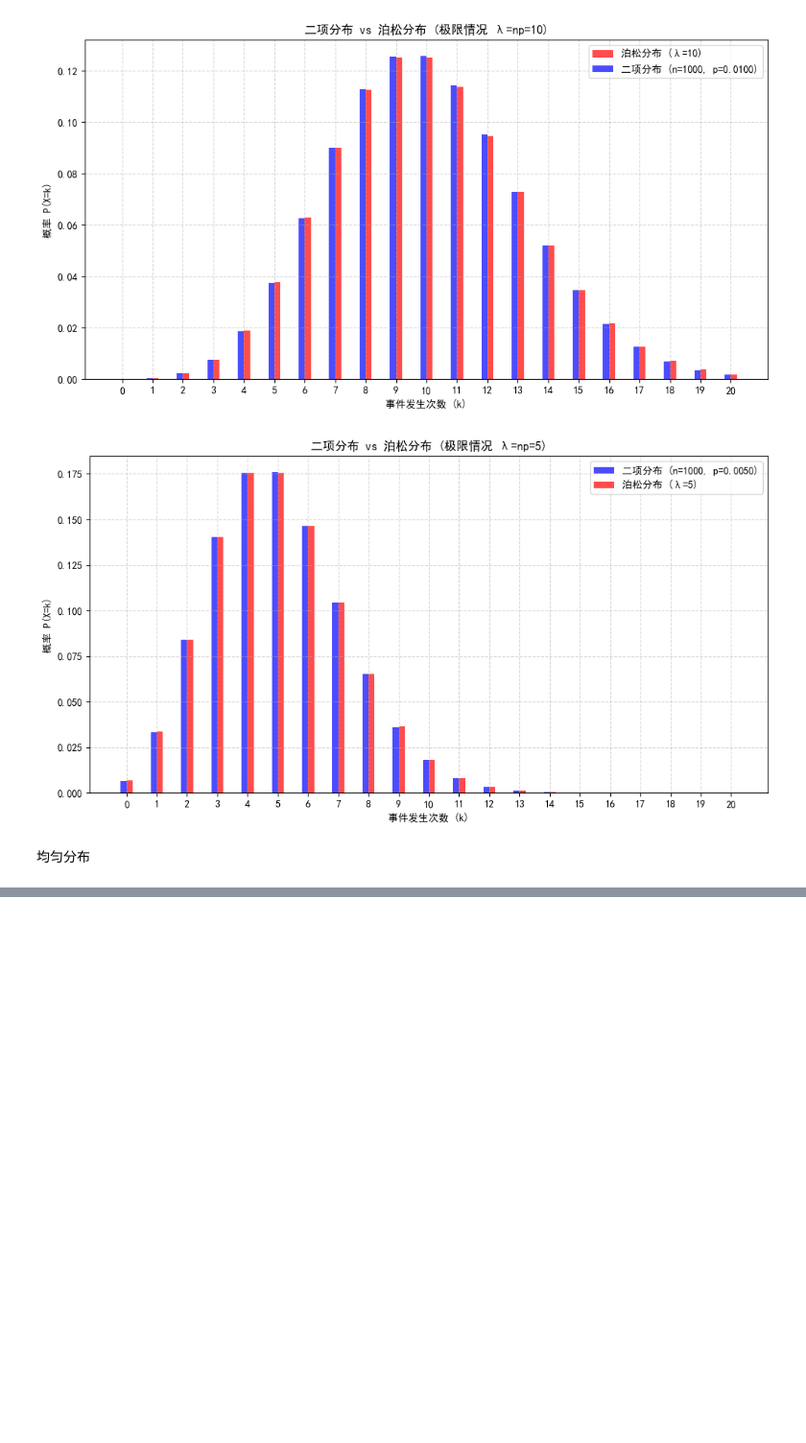
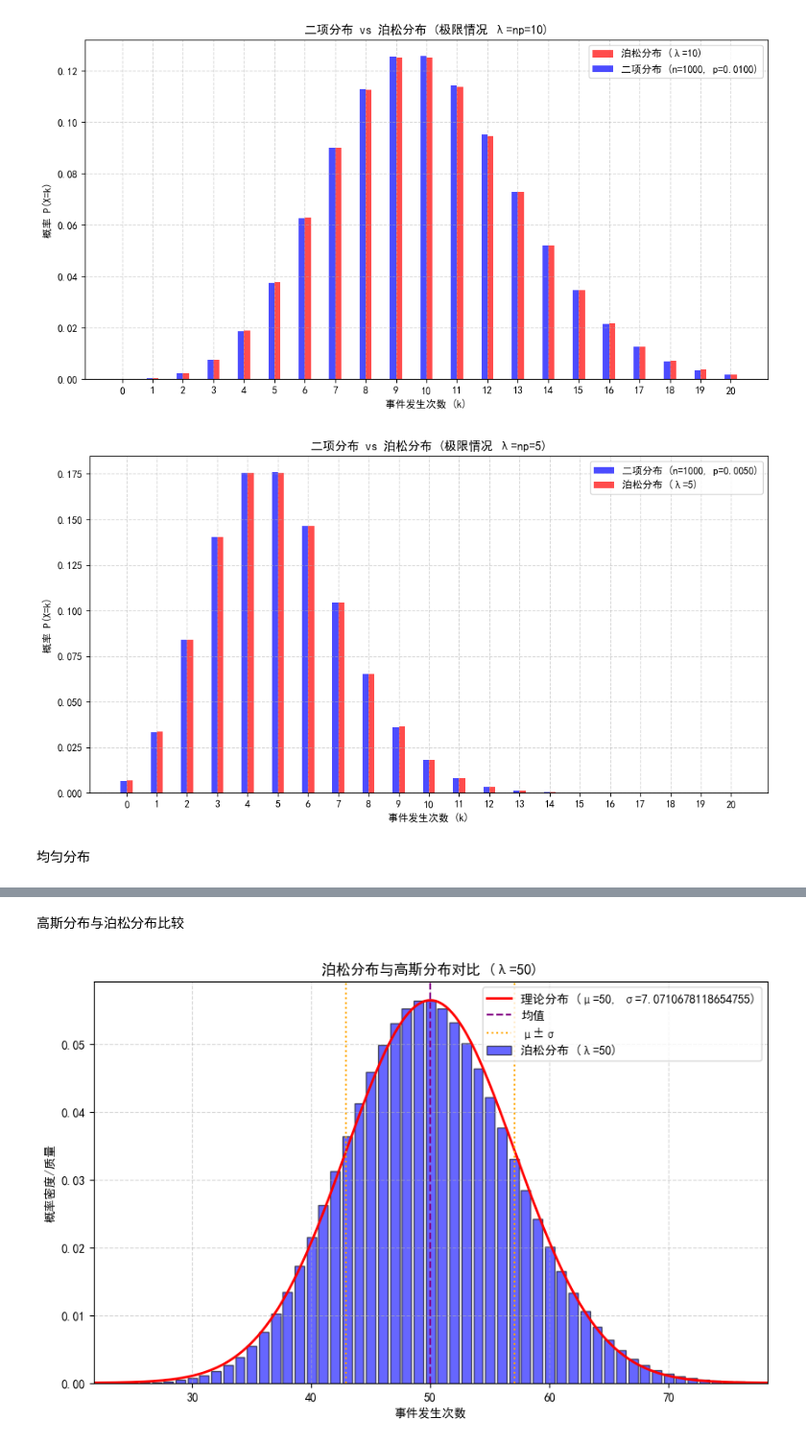
Before and after one commit to quanshi233/mystudy, a Jupyter notebook: codes/distributions/distribution.ipynb, the cells around one changed output, grey strips where cells are left out. Shown at 96% size. Drawn from its saved outputs; the diff is of its cells as text; code cells hidden in the pictures; blank space fills up the shorter version.

```diff
--- a/codes/distributions/distribution.ipynb
+++ b/codes/distributions/distribution.ipynb
@@ -276,0 +328,57 @@ plt.show()
+# %% [markdown]
+高斯分布与泊松分布比较
+# %%
+import numpy as np
+import matplotlib.pyplot as plt
+from math import pi, sqrt, exp, log, factorial
+plt.rcParams['font.sans-serif'] = ['SimHei']  # 中文字体（Windows）
+
+def gaussian_pdf(x, mu, sigma):
+    coeff = 1 / (sigma * np.sqrt(2 * np.pi))
+    exponent = -((x - mu)**2) / (2 * sigma**2)
+    return coeff * np.exp(exponent)
+
+class X_N:
+    def __init__(self, mu, sigma, sec):
+        self.x = np.linspace(sec[0], sec[1], 1000)
+        self.pdf = gaussian_pdf(self.x, mu, sigma)
+
+class X_P:
+    def __init__(self,lambda_, max_k):
+        self.k = np.arange(0, max_k+1)
+        self.f = [exp(-lambda_ + k*log(lambda_) - log(factorial(k))) for k in self.k]
+mu = 50
+sigma = sqrt(mu)
+sec = [mu - 4*sigma, mu + 4*sigma]
+lambda_ = mu
+max_k = int(mu + 4*sigma+1)
+
+n_d = X_N(mu, sigma, sec)
+n_p = X_P(lambda_, max_k)
+
+plt.figure(figsize=(10, 6))
+plt.plot(n_d.x, n_d.pdf,
+         'r-',
+         linewidth=2,
+         label=f'理论分布 (μ={mu}, σ={sigma})')
+plt.bar(n_p.k, n_p.f,
+        width=0.8,
+        alpha=0.6,
+        color='blue',
+        edgecolor='black',
+        label=f'泊松分布 (λ={lambda_})')
+# 标注统计量
+plt.axvline(lambda_, color='purple', linestyle='--', linewidth=1.5, label='均值')
+plt.axvline(lambda_ + sigma, color='orange', linestyle=':', linewidth=1.5, label='μ±σ')
+plt.axvline(lambda_ - sigma, color='orange', linestyle=':')
+
+# 图表装饰
+plt.title(f'泊松分布与高斯分布对比 (λ={lambda_})')
+plt.xlabel('事件发生次数')
+plt.ylabel('概率密度/质量')
+plt.legend()
+plt.grid(True, linestyle='--', alpha=0.5)
+plt.xlim(sec)
+plt.show()
+# %% [output]
+[figure, added]
```
Also changed, not shown: parts of 9 cells of this notebook.
